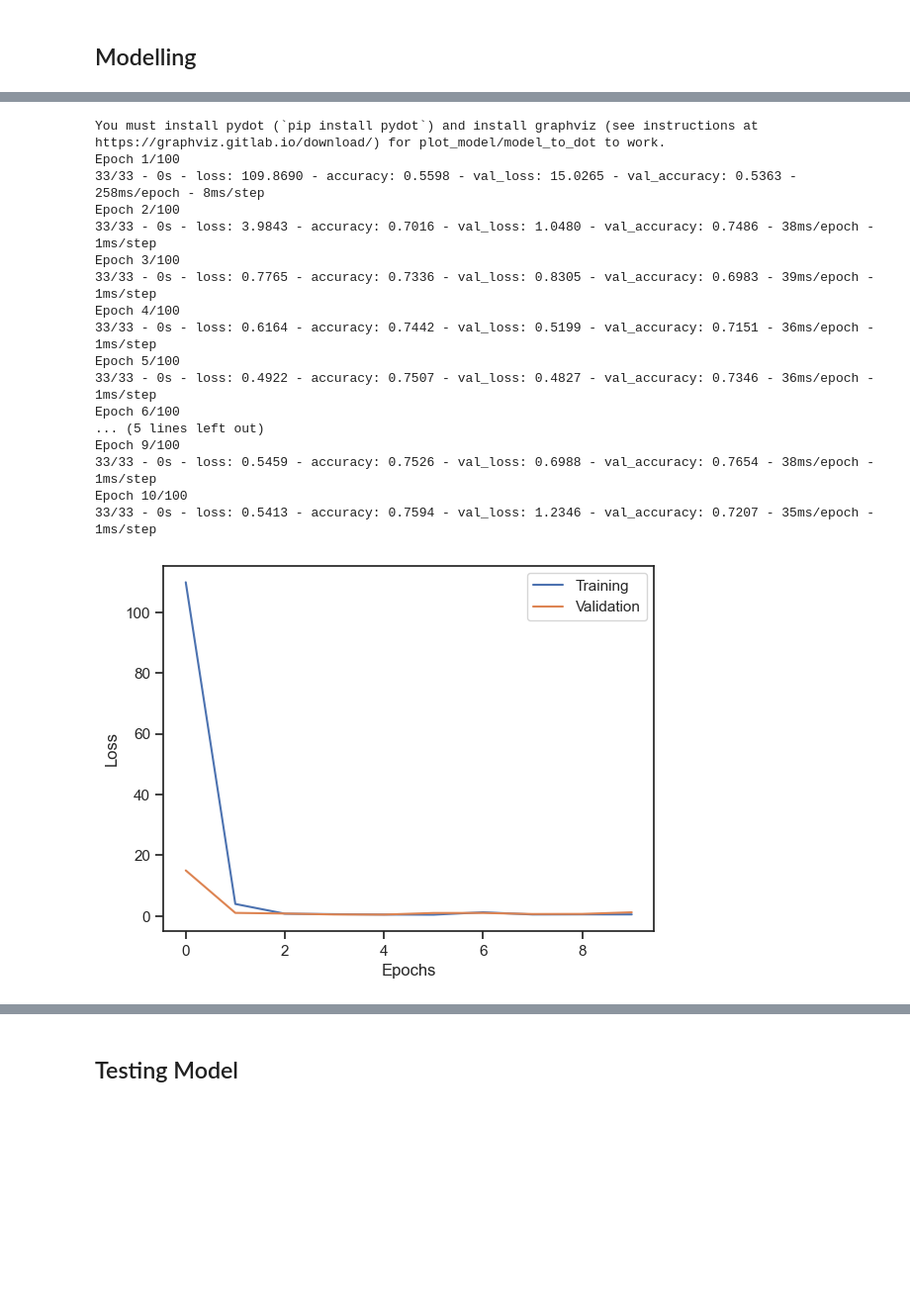
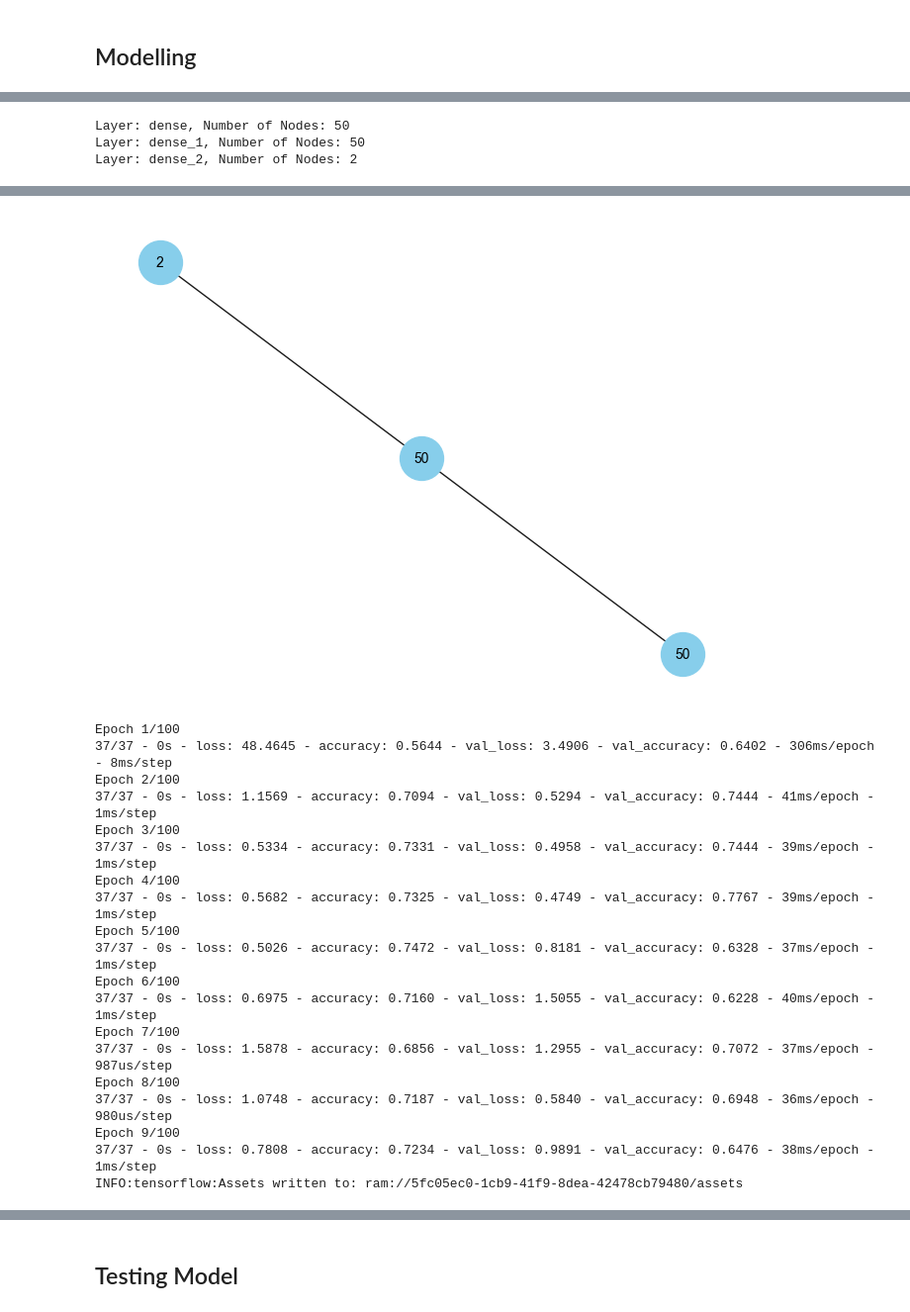
Before and after one commit to muscak/Audiobooks-Return-Prediction, a Jupyter notebook: Audiobooks-Return-Prediction.ipynb, the cells around one changed output, grey strips where cells are left out. Shown: that part at 99% size. Saved outputs shown, nothing was run; the diff lists cells and outputs as text; code cells hidden in the pictures; blank space fills up the shorter version.

```diff
--- a/Audiobooks-Return-Prediction.ipynb
+++ b/Audiobooks-Return-Prediction.ipynb
@@ -215,5 +227,5 @@ Name: Targets, dtype: int64
 # %%
-x_train, x_test, y_train, y_test = train_test_split(x_under, y_under, test_size=0.2, random_state=101)
+x_train, x_test, y_train, y_test = train_test_split(x_under, y_under, test_size=0.1, random_state=101, shuffle=True)
 # %% [markdown]
 ## Modelling
 # %%
@@ -245,13 +257,11 @@ def create_model():
         G.add_edge(model.layers[i].name, model.layers[i+1].name)
 
     # Visualize the graph with node annotations
-    pos = nx.spring_layout(G)  # Adjust the layout if needed
-    nx.draw(G, pos, with_labels=False)
+    pos = nx.spring_layout(G, scale=0.2)  # Adjust the layout if needed
+    nx.draw(G, pos, with_labels=False, node_color='skyblue', node_size=1000)
     node_labels = nx.get_node_attributes(G, 'num_nodes')
-    nx.draw_networkx_labels(G, pos, labels=node_labels, font_size=8)
+    nx.draw_networkx_labels(G, pos, labels=node_labels, font_color='black', font_size=10)
 
     plt.show()
 
     return model
-# %%
-model = create_model()
@@ -263,36 +268,14 @@ Layer: dense_26, Number of Nodes: 2
 # %%
-model = create_model()
-batch_size = 100
-max_epochs = 100
+def train_model(x_train, y_train):
+    model = create_model()
+    batch_size = 100
+    max_epochs = 100
 
-early_stop = EarlyStopping(monitor='val_loss', patience=5)
+    early_stop = EarlyStopping(monitor='val_loss', patience=5)
 
-history = model.fit(x_train.values, y_train.values, verbose=2, validation_split=0.1,
-                    batch_size=batch_size, epochs=max_epochs, callbacks=[early_stop])
+    history = model.fit(x_train, y_train, verbose=2, validation_split=0.1,
+                        batch_size=batch_size, epochs=max_epochs, callbacks=[early_stop])
+    # Save the trained model to disk
+    joblib.dump(model, 'trained_model.joblib')
+
+    plot_history(history)
-# %% [output]
-You must install pydot (`pip install pydot`) and install graphviz (see instructions at https://graphviz.gitlab.io/download/) for plot_model/model_to_dot to work.
-Epoch 1/100
-33/33 - 0s - loss: 109.8690 - accuracy: 0.5598 - val_loss: 15.0265 - val_accuracy: 0.5363 - 258ms/epoch - 8ms/step
-Epoch 2/100
-33/33 - 0s - loss: 3.9843 - accuracy: 0.7016 - val_loss: 1.0480 - val_accuracy: 0.7486 - 38ms/epoch - 1ms/step
-Epoch 3/100
-33/33 - 0s - loss: 0.7765 - accuracy: 0.7336 - val_loss: 0.8305 - val_accuracy: 0.6983 - 39ms/epoch - 1ms/step
-Epoch 4/100
-33/33 - 0s - loss: 0.6164 - accuracy: 0.7442 - val_loss: 0.5199 - val_accuracy: 0.7151 - 36ms/epoch - 1ms/step
-Epoch 5/100
-33/33 - 0s - loss: 0.4922 - accuracy: 0.7507 - val_loss: 0.4827 - val_accuracy: 0.7346 - 36ms/epoch - 1ms/step
-Epoch 6/100
-... (5 lines left out)
-Epoch 9/100
-33/33 - 0s - loss: 0.5459 - accuracy: 0.7526 - val_loss: 0.6988 - val_accuracy: 0.7654 - 38ms/epoch - 1ms/step
-Epoch 10/100
-33/33 - 0s - loss: 0.5413 - accuracy: 0.7594 - val_loss: 1.2346 - val_accuracy: 0.7207 - 35ms/epoch - 1ms/step
-# %%
-plt.plot(history.history['loss'])
-plt.plot(history.history['val_loss'])
-plt.xlabel('Epochs')
-plt.ylabel('Loss')
-plt.legend(['Training', 'Validation'], loc='upper right')
-plt.show()
-# %% [output]
-[figure, removed]
@@ -298,0 +299,6 @@ plt.show()
+# %%
+train_model(x_train.values, y_train.values)
+# %% [output]
+Layer: dense, Number of Nodes: 50
+Layer: dense_1, Number of Nodes: 50
+Layer: dense_2, Number of Nodes: 2
@@ -298,0 +307,20 @@ plt.show()
+[figure, added]
+Epoch 1/100
+37/37 - 0s - loss: 48.4645 - accuracy: 0.5644 - val_loss: 3.4906 - val_accuracy: 0.6402 - 306ms/epoch - 8ms/step
+Epoch 2/100
+37/37 - 0s - loss: 1.1569 - accuracy: 0.7094 - val_loss: 0.5294 - val_accuracy: 0.7444 - 41ms/epoch - 1ms/step
+Epoch 3/100
+37/37 - 0s - loss: 0.5334 - accuracy: 0.7331 - val_loss: 0.4958 - val_accuracy: 0.7444 - 39ms/epoch - 1ms/step
+Epoch 4/100
+37/37 - 0s - loss: 0.5682 - accuracy: 0.7325 - val_loss: 0.4749 - val_accuracy: 0.7767 - 39ms/epoch - 1ms/step
+Epoch 5/100
+37/37 - 0s - loss: 0.5026 - accuracy: 0.7472 - val_loss: 0.8181 - val_accuracy: 0.6328 - 37ms/epoch - 1ms/step
+Epoch 6/100
+37/37 - 0s - loss: 0.6975 - accuracy: 0.7160 - val_loss: 1.5055 - val_accuracy: 0.6228 - 40ms/epoch - 1ms/step
+Epoch 7/100
+37/37 - 0s - loss: 1.5878 - accuracy: 0.6856 - val_loss: 1.2955 - val_accuracy: 0.7072 - 37ms/epoch - 987us/step
+Epoch 8/100
+37/37 - 0s - loss: 1.0748 - accuracy: 0.7187 - val_loss: 0.5840 - val_accuracy: 0.6948 - 36ms/epoch - 980us/step
+Epoch 9/100
+37/37 - 0s - loss: 0.7808 - accuracy: 0.7234 - val_loss: 0.9891 - val_accuracy: 0.6476 - 38ms/epoch - 1ms/step
+INFO:tensorflow:Assets written to: ram://5fc05ec0-1cb9-41f9-8dea-42478cb79480/assets
```
Also changed, not shown: parts of 21 cells of this notebook.
